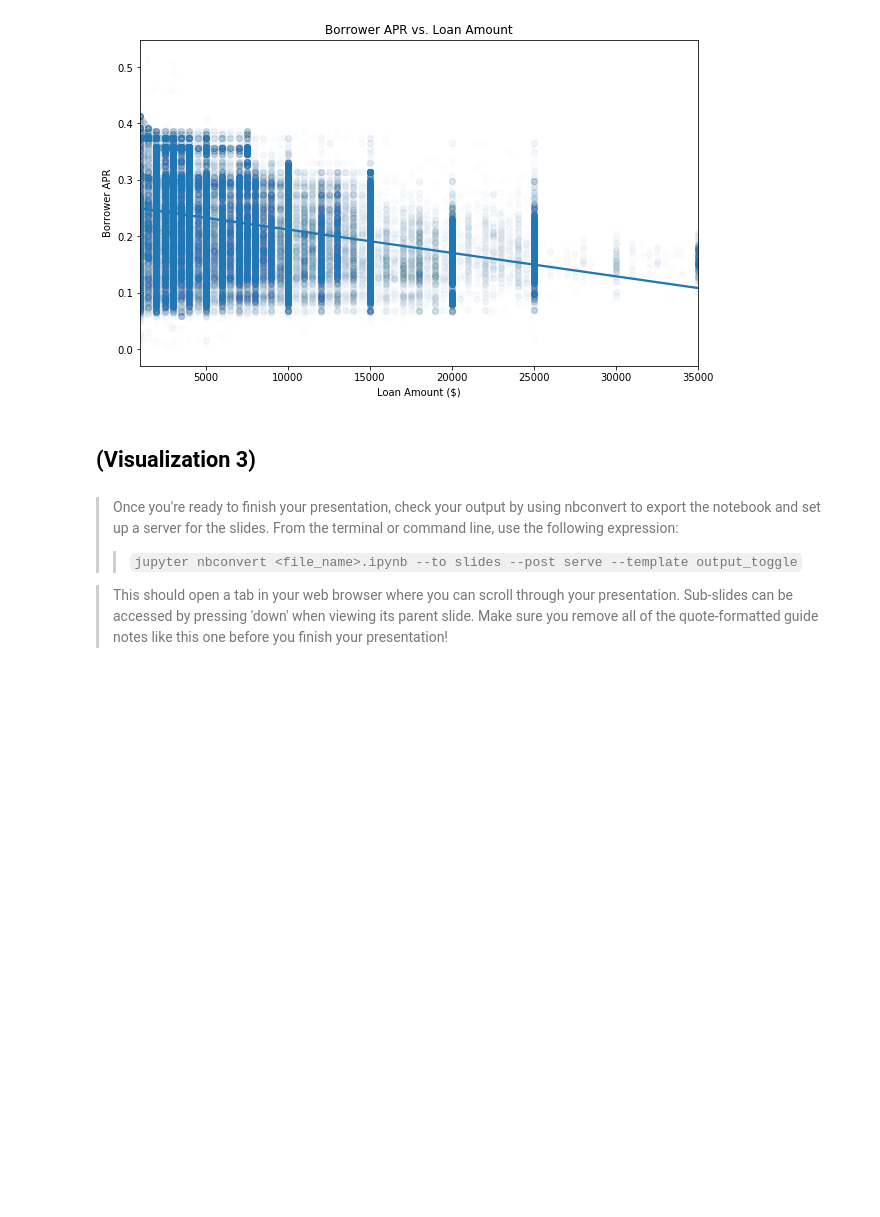
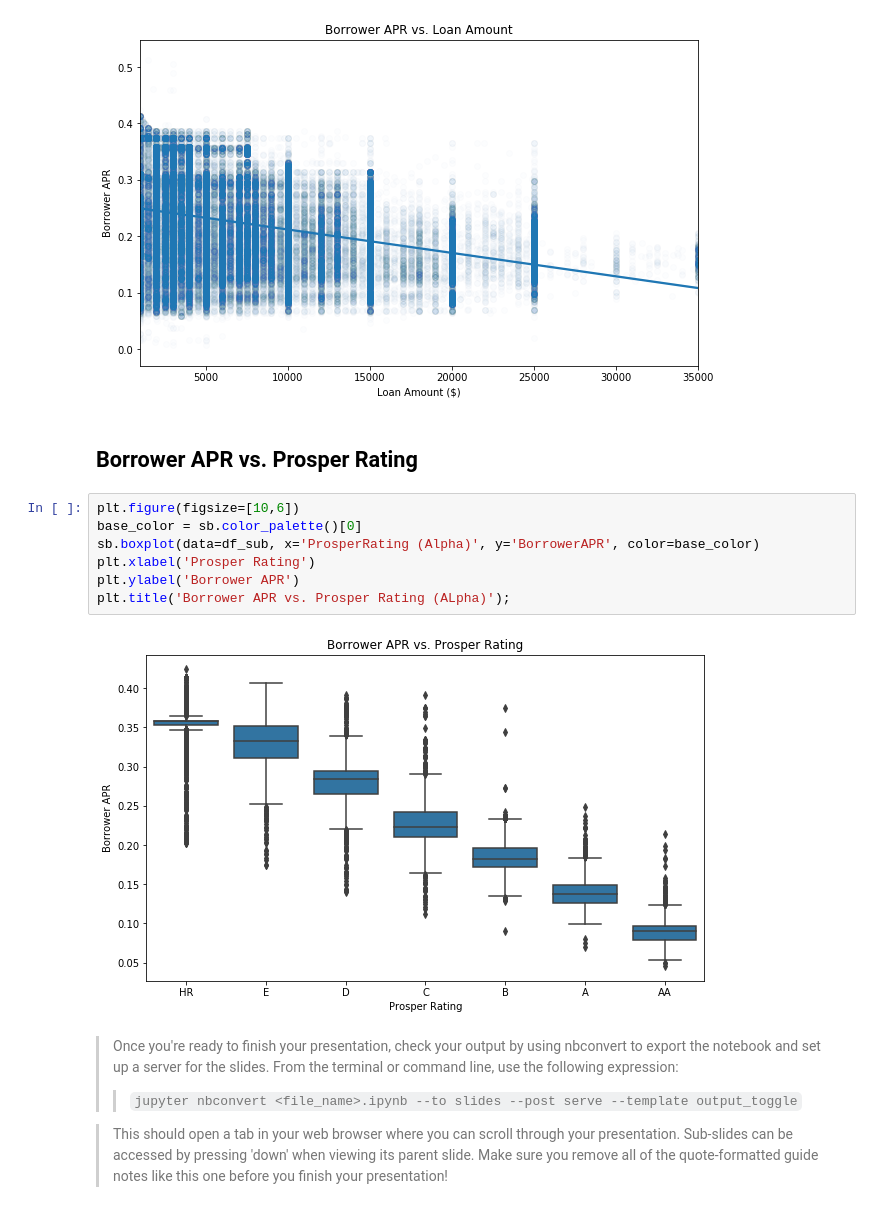
Before and after one commit to chukwume/prosperloandata, a Jupyter notebook: slide_deck_template.ipynb, the cells around one changed output. Saved outputs shown, nothing was run; the diff lists cells and outputs as text; blank space fills up the shorter version.

Commit message:
feat: Add boxplot for APR vs Prosper rating in slide deck

```diff
--- a/slide_deck_template.ipynb
+++ b/slide_deck_template.ipynb
@@ -72,8 +72,17 @@ plt.ylabel('Borrower APR')
 plt.title('Borrower APR vs. Loan Amount');
 # %% [output]
 [figure]
-# %% [markdown]
-## (Visualization 3)
+# %% [markdown]
+## Borrower APR vs. Prosper Rating
+# %%
+plt.figure(figsize=[10,6])
+base_color = sb.color_palette()[0]
+sb.boxplot(data=df_sub, x='ProsperRating (Alpha)', y='BorrowerAPR', color=base_color)
+plt.xlabel('Prosper Rating')
+plt.ylabel('Borrower APR')
+plt.title('Borrower APR vs. Prosper Rating (ALpha)');
+# %% [output]
+[figure, added]
 # %% [markdown]
 > Once you're ready to finish your presentation, check your output by using
 nbconvert to export the notebook and set up a server for the slides. From the
```
